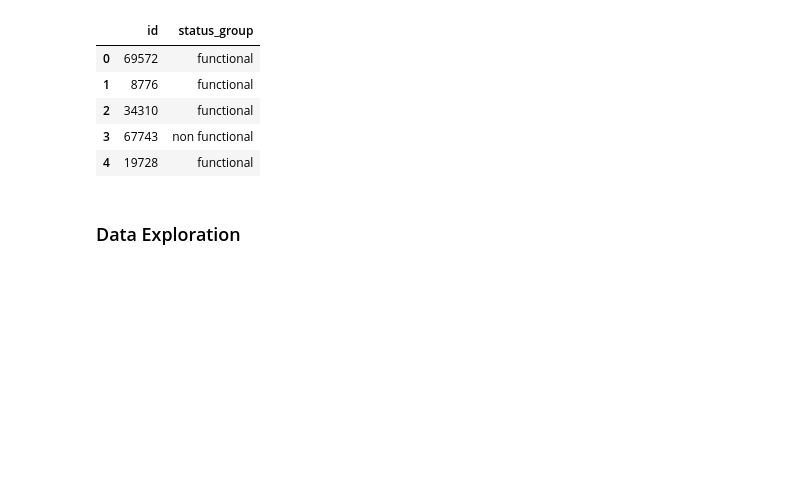
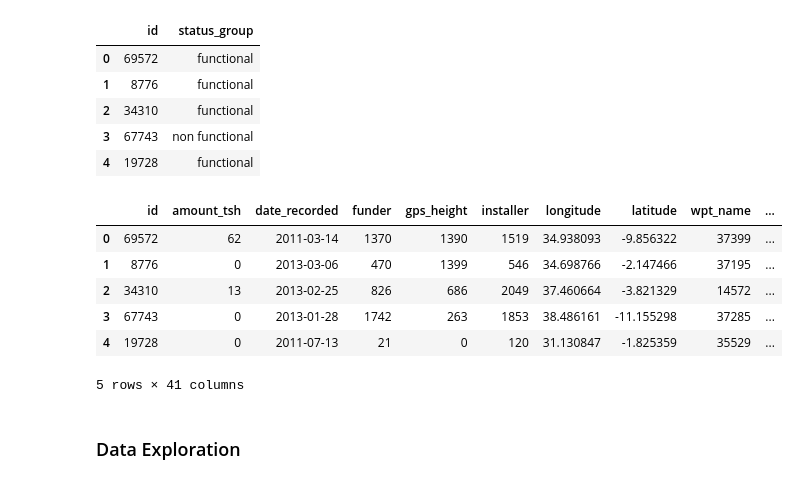
Before and after one commit to BrickKiln/dataPumpChallenge, a Jupyter notebook: pumpChallenge.ipynb, the cells around one changed output. Saved outputs shown, nothing was run; the diff lists cells and outputs as text; code cells hidden in the pictures; blank space fills up the shorter version.

```diff
--- a/pumpChallenge.ipynb
+++ b/pumpChallenge.ipynb
@@ -76,6 +76,16 @@ trainLabels.head()
 | 2 | 34310 | functional |
 | 3 | 67743 | non functional |
 | 4 | 19728 | functional |
+# %%
+train.head()
+# %% [output]
+|  | id | amount_tsh | date_recorded | funder | gps_height | installer | longitude | latitude | wpt_name | ... |
+| 0 | 69572 | 62 | 2011-03-14 | 1370 | 1390 | 1519 | 34.938093 | -9.856322 | 37399 | ... |
+| 1 | 8776 | 0 | 2013-03-06 | 470 | 1399 | 546 | 34.698766 | -2.147466 | 37195 | ... |
+| 2 | 34310 | 13 | 2013-02-25 | 826 | 686 | 2049 | 37.460664 | -3.821329 | 14572 | ... |
+| 3 | 67743 | 0 | 2013-01-28 | 1742 | 263 | 1853 | 38.486161 | -11.155298 | 37285 | ... |
+| 4 | 19728 | 0 | 2011-07-13 | 21 | 0 | 120 | 31.130847 | -1.825359 | 35529 | ... |
+5 rows × 41 columns
 # %%
 # Predefine functions
 # Function to draw trees
```
Also changed, not shown: parts of 24 cells of this notebook.
